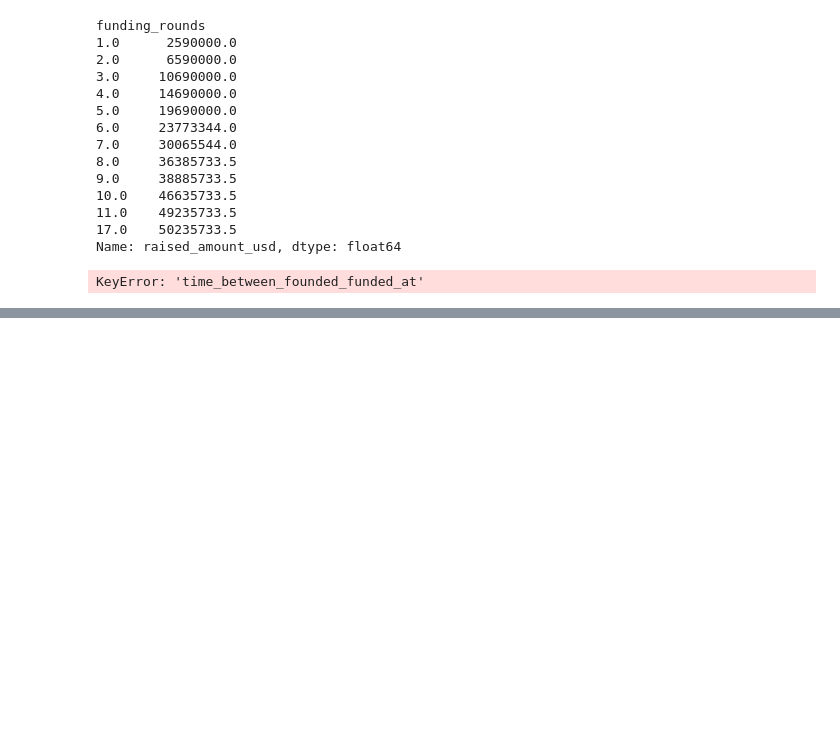
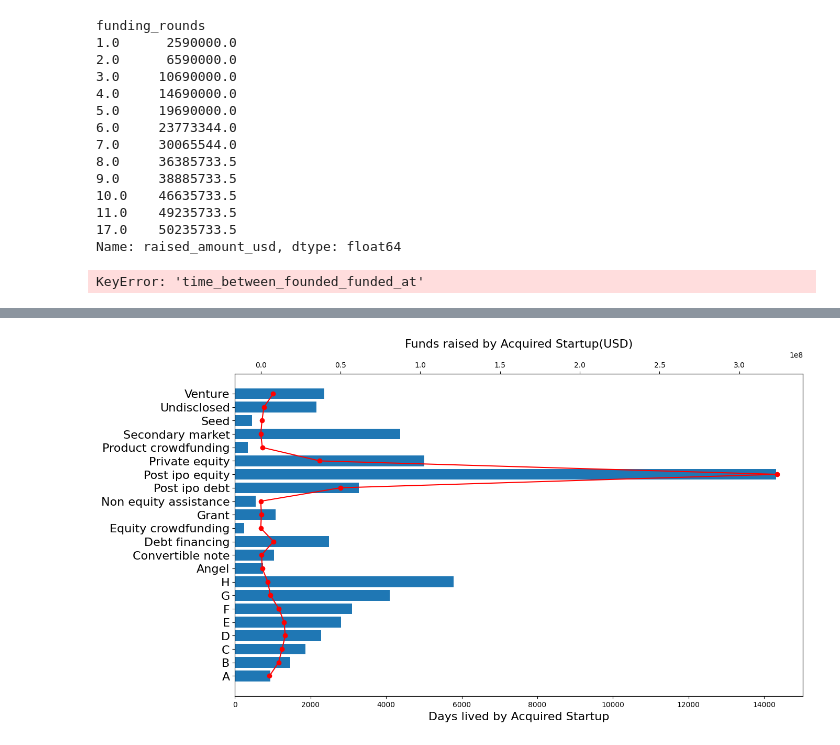
Before and after one commit to aamruth/triumph-venture, a Jupyter notebook: notebooks/AS_01_Dataset_Preprocessing.ipynb, the cells around one changed output, grey strips where cells are left out. Cells and saved outputs as stored; diff of their text form; code cells hidden in the pictures; blank space fills up the shorter version.

Commit message:
plotting

```diff
--- a/notebooks/AS_01_Dataset_Preprocessing.ipynb
+++ b/notebooks/AS_01_Dataset_Preprocessing.ipynb
@@ -1357,3 +1420,38 @@ This code will plot the cumulative sum of 'raised_amount_usd' against 'time_betw
+# %%
+# Select the data for final status = acquired
+acquired_data = funds_per_round.loc['acquired']
+
+# Extract the time between founded and funded and raised amount data
+time_data = acquired_data['time_between_founded_funded_at']
+raised_data = acquired_data['raised_amount_usd']
+# %%
+rounds = []
+for element in list(time_data.index):
+    rounds.append(" ".join(element.split("_")).capitalize())
 # %%
-unique_industry_groups = df1['Industry_Group_x'].unique()
-plt.figure(figsize=(12, 8))
+fig, ax = plt.subplots(figsize=(14,8))
+
+# Create a bar chart for time data
+ax.barh(range(len(time_data)), time_data.values)
+
+# Set the y-tick labels
+ax.set_yticks(range(len(time_data)))
+ax.set_yticklabels(rounds, fontsize=16);
+
+# Set the x-axis label
+ax.set_xlabel('Days lived by Acquired Startup', fontsize=16)
+
+# Create a second y-axis for raised amount data
+ax2 = ax.twiny()
+ax2.plot(raised_data.values, range(len(raised_data)), color='red', marker='o')
+
+# Set the y-axis label for the second y-axis
+#ax2.set_xlabel('Raised amount (USD)')
+
+# Set the title
+ax.set_title('Funds raised by Acquired Startup(USD)', fontsize=16)
+
+# Show the plot
+plt.show()
+# %% [output]
+[figure, added]
```
Also changed, not shown: parts of 7 cells of this notebook, 1 other file.
